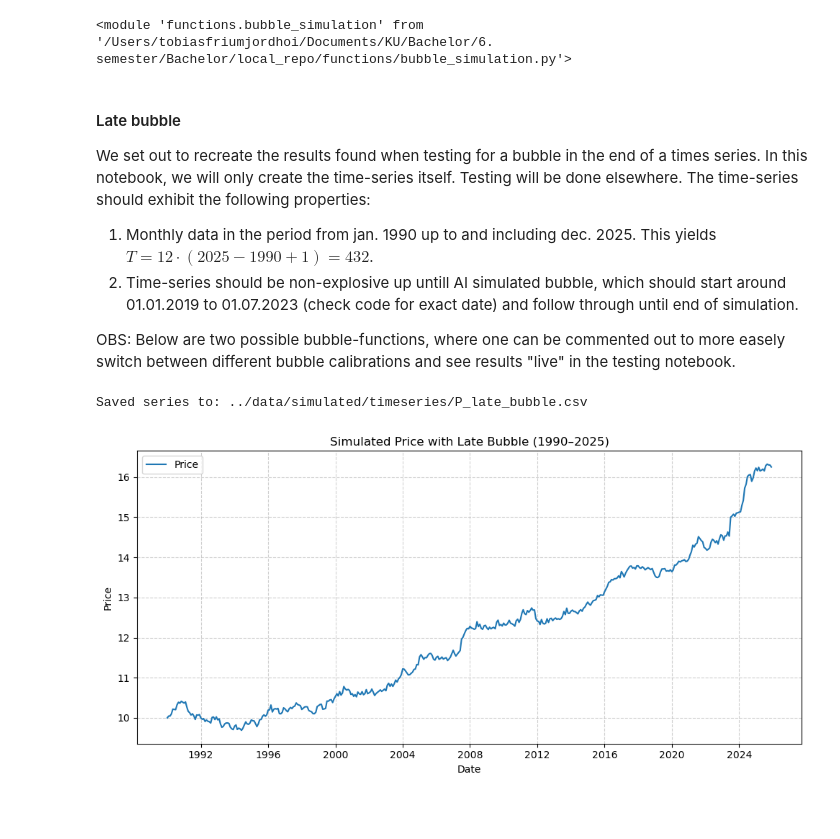
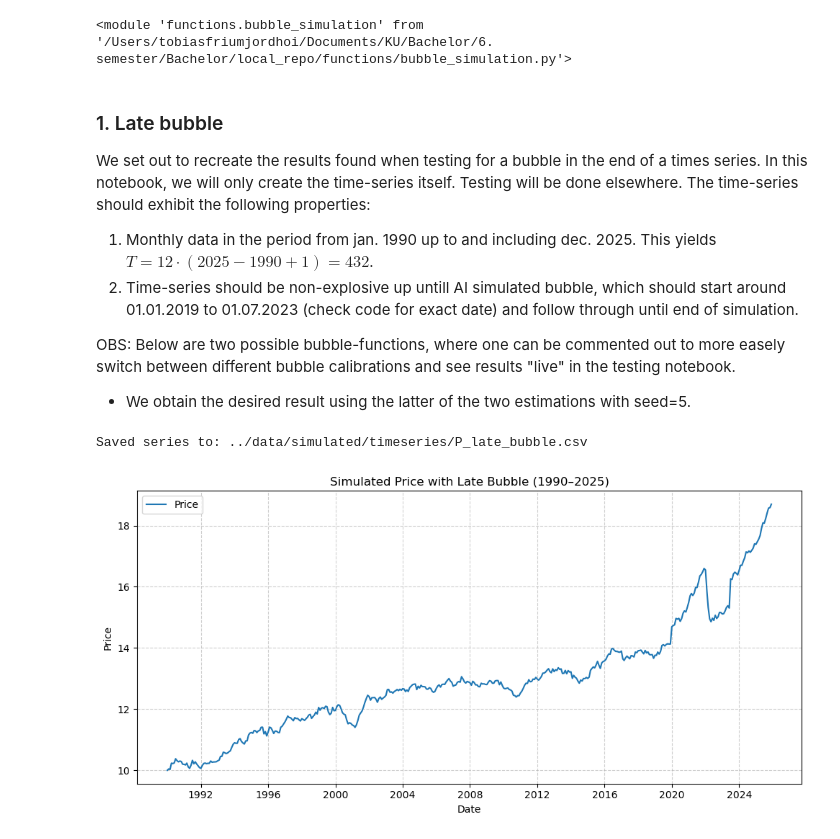
Before and after one commit to emilfriis/Bachelor, a Jupyter notebook: simulations/bubble_creation.ipynb, the cells around one changed output. Saved outputs shown, nothing was run; the diff lists cells and outputs as text; code cells hidden in the pictures; blank space fills up the shorter version.

Commit message:
obtained the correct estimation results using in our late bubble simulation

```diff
--- a/simulations/bubble_creation.ipynb
+++ b/simulations/bubble_creation.ipynb
@@ -20,58 +20,64 @@ importlib.reload(bubble_simulation)
 # %% [output]
 <module 'functions.bubble_simulation' from '/Users/tobiasfriumjordhoi/Documents/KU/Bachelor/6. semester/Bachelor/local_repo/functions/bubble_simulation.py'>
 # %% [markdown]
-#### Late bubble
+### 1. Late bubble
 We set out to recreate the results found when testing for a bubble in the end of a times series. In this notebook, we will only create the time-series itself. Testing will be done elsewhere. The time-series should exhibit the following properties:
 1. Monthly data in the period from jan. 1990 up to and including dec. 2025. This yields $T=12\cdot (2025-1990+1) = 432$.
 2. Time-series should be non-explosive up untill AI simulated bubble, which should start around 01.01.2019 to 01.07.2023 (check code for exact date) and follow through until end of simulation.
 
 OBS: Below are two possible bubble-functions, where one can be commented out to more easely switch between different bubble calibrations and see results "live" in the testing notebook.
+- We obtain the desired result using the latter of the two estimations with seed=5.
 # %%
 # Define parameters and run simulation of the price with a late bubble described above --------------------------
+# Pf, B, P = simulation_master.simulate_price_with_bubbles(
+#     T=432,
+#     P0=10.0,
+#     sigma_f=0.07,
+#     mu_f=0.01,
+#     rho=1.0,              # random walk fundamental
+
+#     include_bubble=True,
+#     R=0.04,               # realistic explosive growth
+#     sigma_b=0.07,         # realistic volatility
+
+#     # IMPORTANT: no decay phase
+#     bubble_decay=1.0,     # prevents collapse
+
+#     # Late bubble
+#     t_start1=402,         # July 2023 = month 402, january 2019 = month 360, so 42 months later is july 2023
+#     t_end1=431,           # runs until end of sample
+#     B0_1=0.5,             # must be > 0 to be detectable
+
+#     seed=42,
+# )
+
 Pf, B, P = simulation_master.simulate_price_with_bubbles(
     T=432,
     P0=10.0,
-    sigma_f=0.07,
+    sigma_f=0.08,
     mu_f=0.01,
-    rho=1.0,              # random walk fundamental
+    rho=1.0,
 
     include_bubble=True,
-    R=0.04,               # realistic explosive growth
-    sigma_b=0.07,         # realistic volatility
 
-    # IMPORTANT: no decay phase
-    bubble_decay=1.0,     # prevents collapse
+    # fælles støj
+    sigma_b=0.07,
+    R=0.04,
+    bubble_decay=0.6,     # vigtigt: dør hurtigt ud!
 
-    # Late bubble
-    t_start1=402,         # July 2023 = month 402, january 2019 = month 360, so 42 months later is july 2023
-    t_end1=431,           # runs until end of sample
-    B0_1=0.5,             # must be > 0 to be detectable
+    # ---------- COVID bubble ----------
+    t_start1=360,         # Jan 2020
+    t_end1=384,           # Dec 2021
+    B0_1=0.6,
 
-    seed=42,
+    # ---------- AI bubble ----------
+    t_start2=402,         # July 2023
+    t_end2=431,
+    B0_2=1.0,             # MEGET vigtig: større start
+
+    seed=5,
 )
 
-# Pf, B, P = simulation_master.simulate_price_with_bubbles(
-#     T=432,
-#     P0=10.0,
-#     sigma_f=0.08,      # slightly more noise
-#     mu_f=0.01,
-#     rho=1.0,
-
-#     include_bubble=True,
-
-#     # Moderate explosiveness
-#     R=0.04,
-#     sigma_b=0.1,      # more noise → harder detection
-#     bubble_decay=1.0,
-
-#     # Start earlier (critical!)
-#     t_start1=402,      #
-#     t_end1=431,
-
-#     B0_1=0.5,          # smaller initial bubble
-
-#     seed=42,
-# )
 
 
 
@@ -82,31 +88,31 @@ dates = pd.date_range(start="1990-01-01", periods=432, freq="MS")  # Monthly sta
 # Create dataframe with correct index
 df = pd.DataFrame({"Price": P.values}, index=dates)
 
 # Save to CSV WITH dates
 output_path = os.path.join("..", "data", "simulated", "timeseries", "P_late_bubble.csv")
 df.to_csv(output_path, index=True)
 
 print(f"Saved series to: {output_path}")
 
 
 
 # Plot ---------------------------------------------------------------------------------------------------------------
 plt.figure(figsize=(10, 5))
 plt.plot(df.index, df["Price"], label="Price")
 
 # Labels og titel
 plt.title("Simulated Price with Late Bubble (1990–2025)")
 plt.xlabel("Date")
 plt.ylabel("Price")
 
 # Grid og legend
 plt.grid(True, linestyle="--", alpha=0.6)
 plt.legend()
 
 # Stram layout
 plt.tight_layout()
 
 plt.show()
 # %% [output]
 Saved series to: ../data/simulated/timeseries/P_late_bubble.csv
-[figure, old version]
+[figure, new version]
```
Also changed, not shown: 6 other files.
